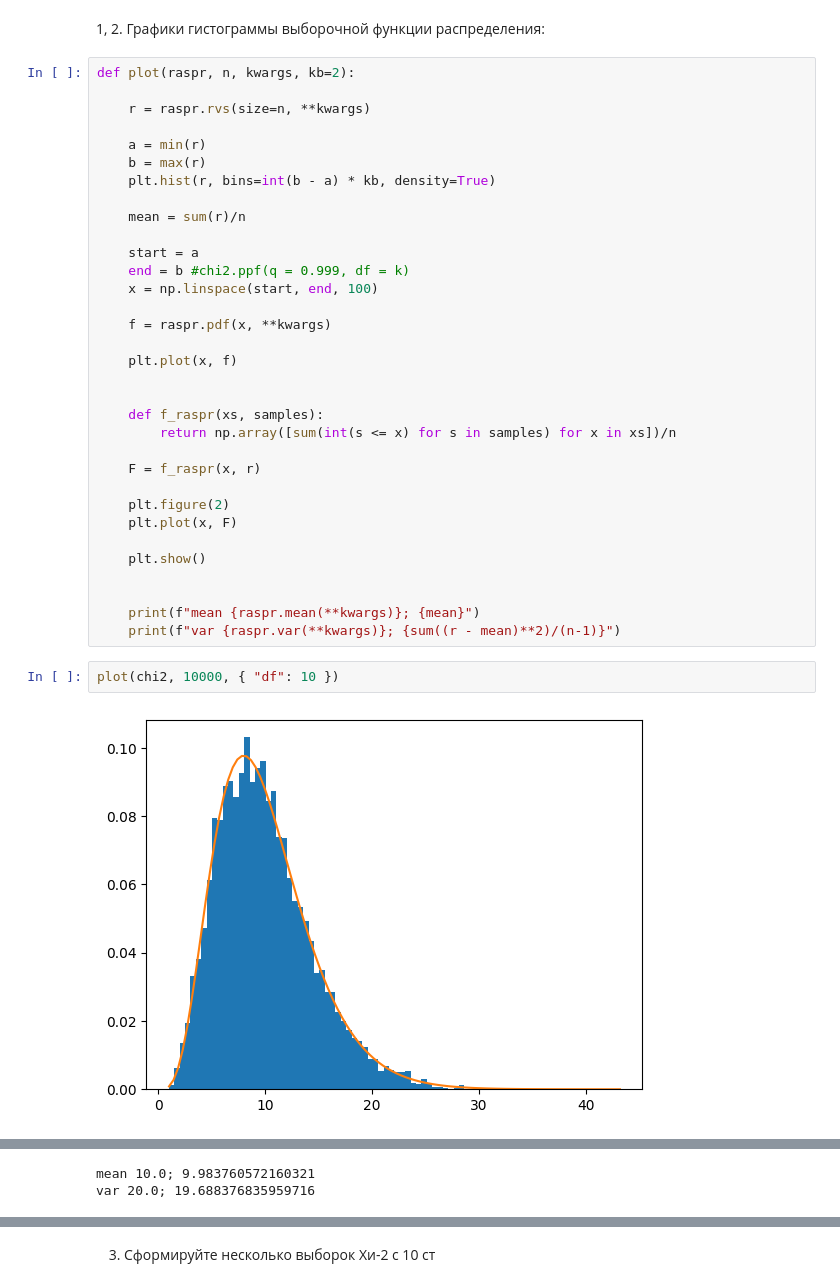
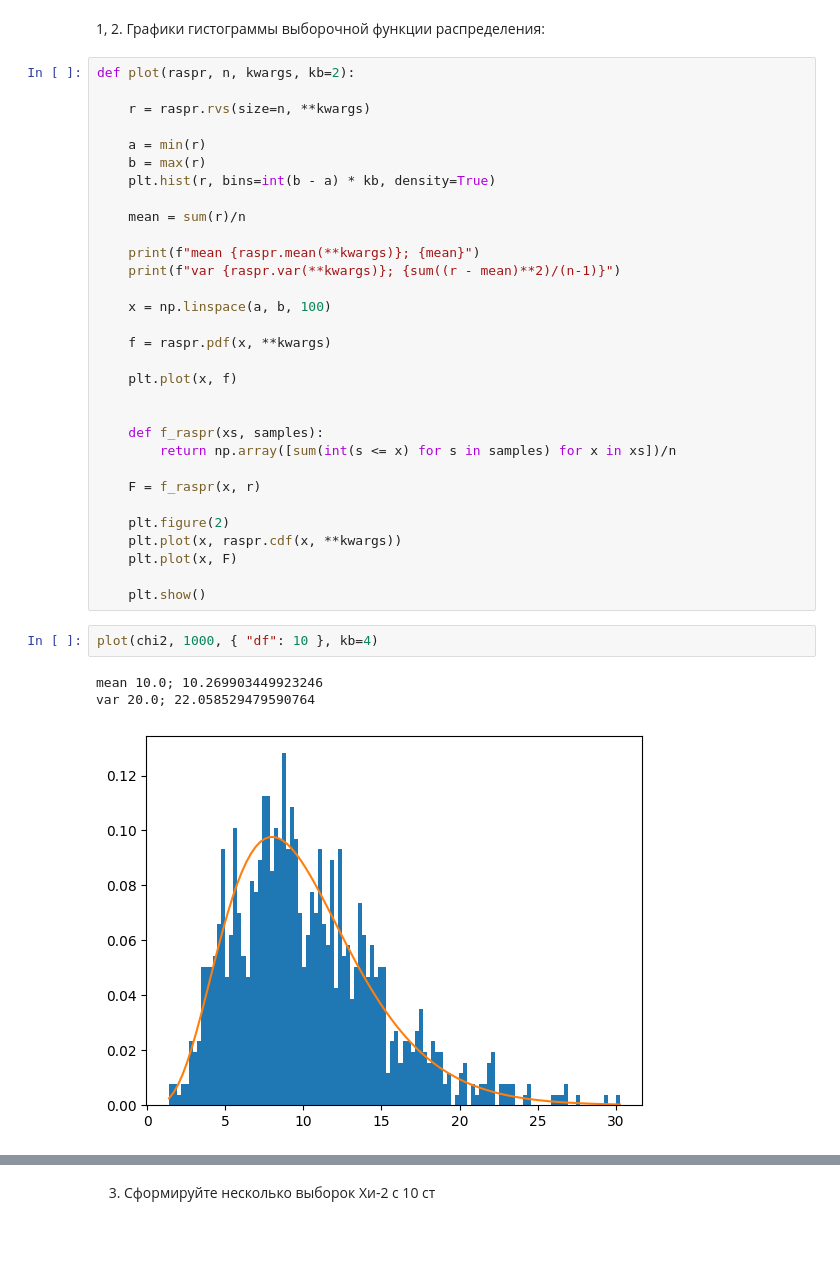
Before and after one commit to Dezzelshipc/CompMath, a Jupyter notebook: sem6-statistics/2.ipynb, the cells around one changed output, grey strips where cells are left out. Cells and saved outputs as stored; diff of their text form; blank space fills up the shorter version.

```diff
--- a/sem6-statistics/2.ipynb
+++ b/sem6-statistics/2.ipynb
@@ -22,9 +22,10 @@ def plot(raspr, n, kwargs, kb=2):
 
     mean = sum(r)/n
 
-    start = a
-    end = b #chi2.ppf(q = 0.999, df = k)
-    x = np.linspace(start, end, 100)
+    print(f"mean {raspr.mean(**kwargs)}; {mean}")
+    print(f"var {raspr.var(**kwargs)}; {sum((r - mean)**2)/(n-1)}")
+
+    x = np.linspace(a, b, 100)
 
     f = raspr.pdf(x, **kwargs)
 
@@ -37,14 +38,13 @@ def plot(raspr, n, kwargs, kb=2):
     F = f_raspr(x, r)
 
     plt.figure(2)
+    plt.plot(x, raspr.cdf(x, **kwargs))
     plt.plot(x, F)
 
     plt.show()
-
-
-    print(f"mean {raspr.mean(**kwargs)}; {mean}")
-    print(f"var {raspr.var(**kwargs)}; {sum((r - mean)**2)/(n-1)}")
 # %%
-plot(chi2, 10000, { "df": 10 })
+plot(chi2, 1000, { "df": 10 }, kb=4)
 # %% [output]
+mean 10.0; 10.269903449923246
+var 20.0; 22.058529479590764
-[figure, old version]
+[figure, new version]
@@ -52,3 +52 @@ plot(chi2, 10000, { "df": 10 })
-mean 10.0; 9.983760572160321
-var 20.0; 19.688376835959716
 # %%
```
Also changed, not shown: parts of 5 cells of this notebook, 5 other files.
